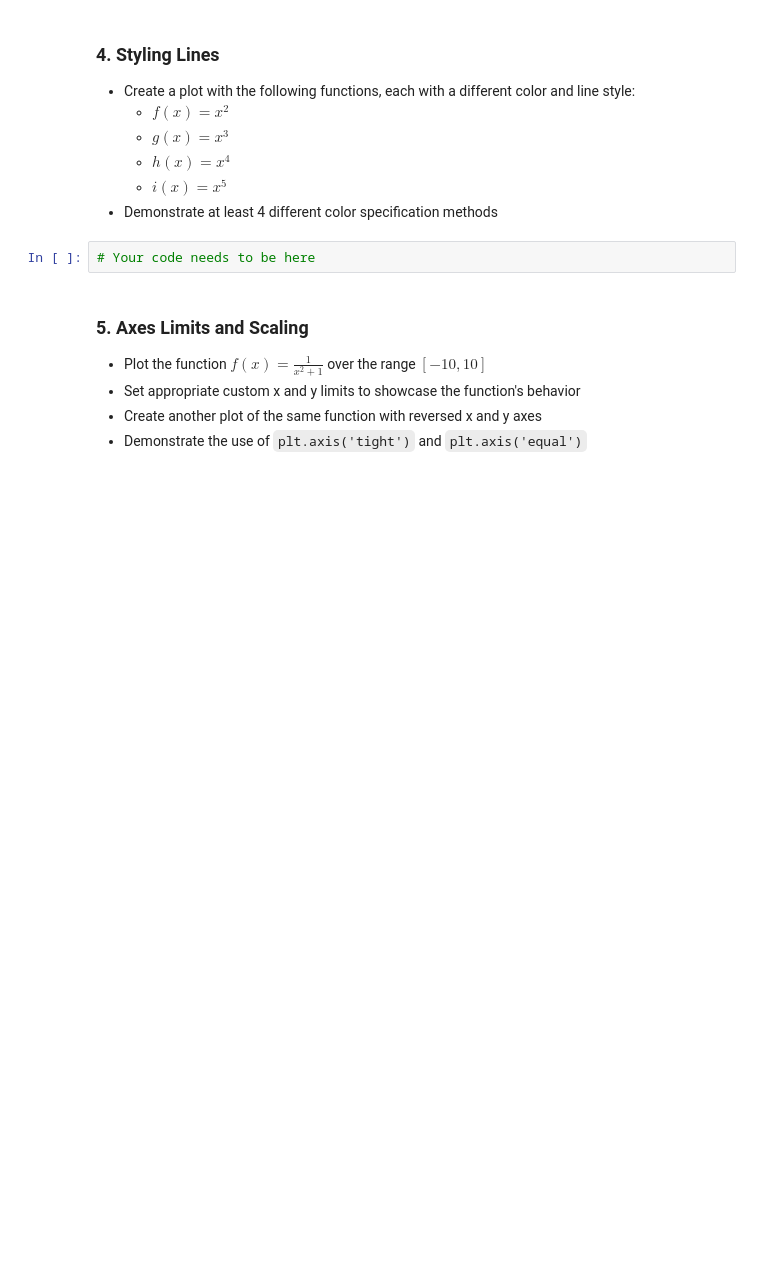
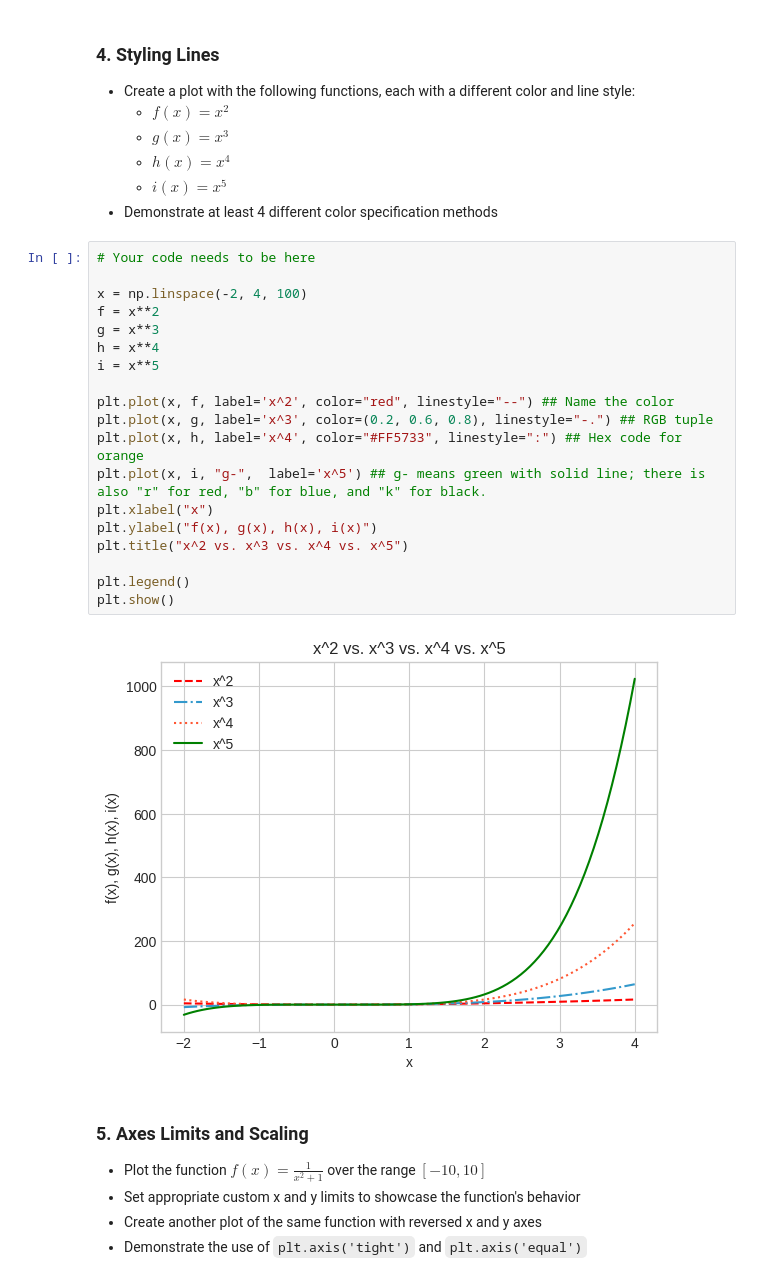
Before and after one commit to HunterTzou/DATA_110_FALL_2025, a Jupyter notebook: Tzou_Hunter_week3_assignment_fall25.ipynb, the cells around one changed output. Saved outputs shown, nothing was run; the diff lists cells and outputs as text; blank space fills up the shorter version.

```diff
--- a/Tzou_Hunter_week3_assignment_fall25.ipynb
+++ b/Tzou_Hunter_week3_assignment_fall25.ipynb
@@ -350,8 +390,27 @@ print(plt.style.available)
   - $h(x) = x^4$
   - $i(x) = x^5$
 - Demonstrate at least 4 different color specification methods
-# %%
-# Your code needs to be here
+# %%
+# Your code needs to be here
+
+x = np.linspace(-2, 4, 100)
+f = x**2
+g = x**3
+h = x**4
+i = x**5
+
+plt.plot(x, f, label='x^2', color="red", linestyle="--") ## Name the color
+plt.plot(x, g, label='x^3', color=(0.2, 0.6, 0.8), linestyle="-.") ## RGB tuple
+plt.plot(x, h, label='x^4', color="#FF5733", linestyle=":") ## Hex code for orange
+plt.plot(x, i, "g-",  label='x^5') ## g- means green with solid line; there is also "r" for red, "b" for blue, and "k" for black.
+plt.xlabel("x")
+plt.ylabel("f(x), g(x), h(x), i(x)")
+plt.title("x^2 vs. x^3 vs. x^4 vs. x^5")
+
+plt.legend()
+plt.show()
+# %% [output]
+[figure, added]
 # %% [markdown]
 ### 5. Axes Limits and Scaling
 
```
Also changed, not shown: parts of 19 cells of this notebook.
